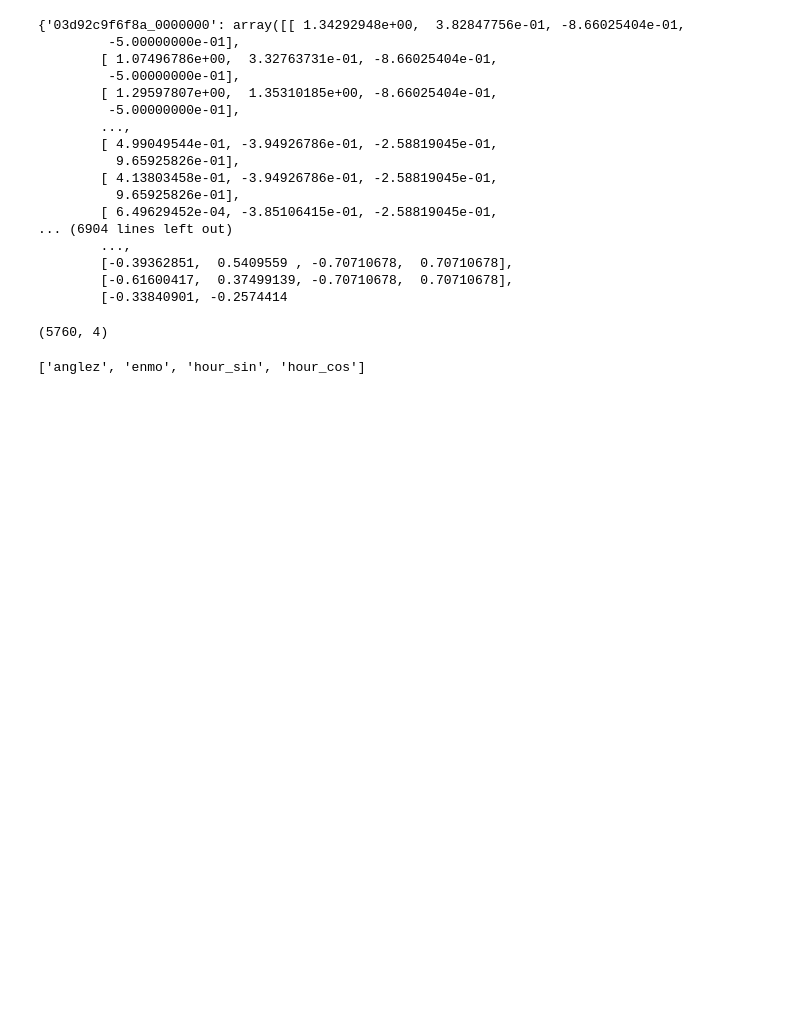
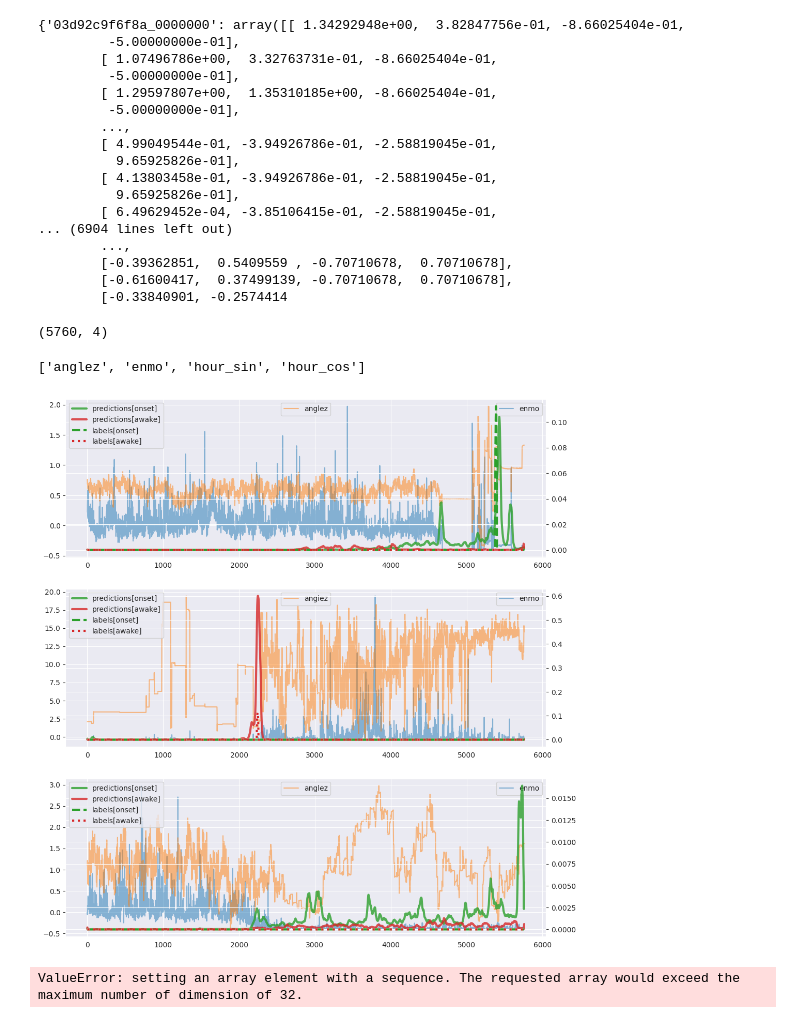
Before and after one commit to RikiTikkiTavi/kaggle-detect_sleep_states, a Jupyter notebook: notebooks/2-predictions-research.ipynb, the cells around one changed output. Cells and saved outputs as stored; diff of their text form; code cells hidden in the pictures; blank space fills up the shorter version.

```diff
--- a/notebooks/2-predictions-research.ipynb
+++ b/notebooks/2-predictions-research.ipynb
@@ -73,37 +77,92 @@ cfg.features
 ['anglez', 'enmo', 'hour_sin', 'hour_cos']
 # %%
 import matplotlib.patheffects as pe
-
-sample_size: int = 5
+import detect_sleep_states.utils.common
+sample_size: int = 3
 
 fig: plt.Figure
-fig, axs = plt.subplots(nrows=sample_size, ncols=1, figsize=(10, sample_size*4.5))
+fig, axs = plt.subplots(nrows=sample_size, ncols=1, figsize=(12, sample_size*4.5))
 
 ax: plt.Axes
 
 colors = sns.color_palette()
+
+keys: np.ndarray
+
 
 for ax, key_i in zip(axs, np.random.choice(len(keys), size=sample_size, replace=False)):
     chunk_features = features[keys[key_i]]
 
     anglez = chunk_features[:, 0]
     enmo = chunk_features[:, 1]
 
-    ax.plot(enmo, label="enmo", color=colors[0], alpha=0.6)
+    ax.plot(enmo, label="enmo", color=colors[0], alpha=0.5)
 
     #ax.set_xticklabels([i * 5 / 3600 for i in range(len(enmo))])
 
     ax_anglez: plt.Axes = ax.twinx()
-    ax_anglez.plot(anglez, label="anglez", color=colors[1], alpha=0.6)
+    ax_anglez.plot(anglez, label="anglez", color=colors[1], alpha=0.5)
     ax_anglez.set_yticks([])
 
     ax_prob: plt.Axes = ax.twinx()
-    ax_prob.plot(predictions[key_i, :, 0], label="predictions[onset]", color=colors[2], linewidth=3, alpha=0.8)
+    ax_prob.plot(
+        predictions[key_i, :, 0],
+        label="predictions[onset]",
+        color=colors[2],
+        linewidth=3,
+        alpha=0.8
+    )
     ax_prob.plot(predictions[key_i, :, 1], label="predictions[awake]", color=colors[3], linewidth=3, alpha=0.8)
-    ax_prob.plot(labels[key_i, :, 0], label="labels[onset]", color=colors[2], linestyle="--", linewidth=3,
-                 path_effects=[pe.Stroke(linewidth=3, foreground='white'), pe.Normal()])
-    ax_prob.plot(labels[key_i, :, 1], label="labels[awake]", color=colors[3], linestyle=":", linewidth=1)
+
+    chunk_labels_smoothed = detect_sleep_states.utils.common.gaussian_label(
+        labels[key_i, :, :],
+        sigma=10,
+        radius=10
+    )
+    ax_prob.plot(
+        chunk_labels_smoothed[:, 0],
+        label="labels[onset]",
+        color=colors[2],
+        linestyle="--",
+        linewidth=3,
+        path_effects=[pe.Stroke(linewidth=3, foreground='white'), pe.Normal()]
+    )
+    ax_prob.plot(
+        chunk_labels_smoothed[:, 1],
+        label="labels[awake]",
+        color=colors[3],
+        linestyle=":",
+        linewidth=3,
+        path_effects=[pe.Stroke(linewidth=3, foreground='white'), pe.Normal()]
+    )
 
     ax_prob.legend(loc="upper left")
     ax_anglez.legend(loc="upper center")
     ax.legend(loc="upper right")
+# %% [output]
+[figure, added]
+# %%
+import pandas as pd
+df_keys = pd.DataFrame(np.char.split(keys, "_").tolist(), columns=["series_id", "chunk_id"]).reset_index(names=["index"])
+
+features_c = []
+predictions_c = []
+labels_c = []
+
+for series_id, df_g in df_keys.groupby("series_id"):
+    features_g = np.hstack([features[keys[i]] for i in df_g["index"]])
+    predictions_g = np.hstack(predictions[df_g["index"]])
+    labels_g = np.hstack(labels[df_g["index"]])
+    features_c.append(features_g)
+    predictions_c.append(predictions_g)
+    labels_c.append(labels_c)
+    break
+
+detect_sleep_states.plot.plot_predictions.plot_predictions_chunk(
+    predictions=np.array(predictions_c[0]),
+    features=np.array(features_c[0]),
+    labels=np.array(labels_c[0]),
+    cfg=cfg
+)
+# %% [output]
+ValueError: setting an array element with a sequence. The requested array would exceed the maximum number of dimension of 32.
```
Also changed, not shown: parts of 6 cells of this notebook, 13 other files.
